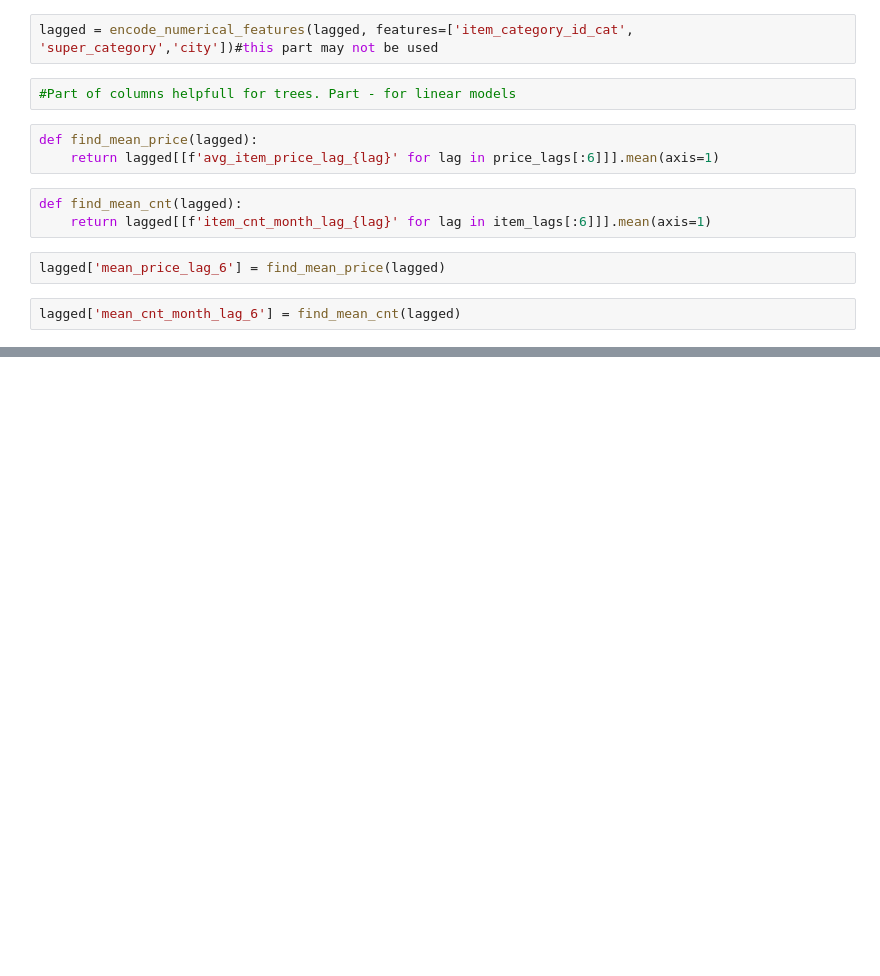
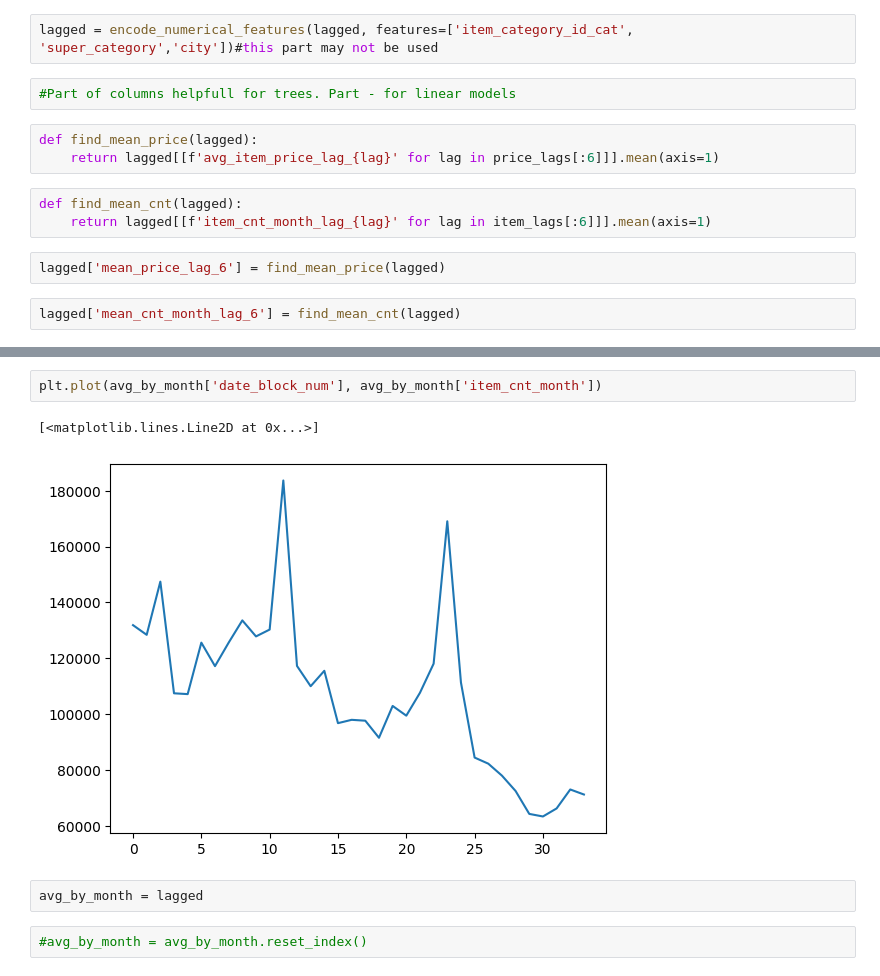
Before and after one commit to valera2444/FutureSalesPrediction, a Jupyter notebook: EDA/EDA_pipeline.ipynb, the cells around one changed output, grey strips where cells are left out. Drawn from its saved outputs; the diff is of its cells as text; blank space fills up the shorter version.

```diff
--- a/EDA/EDA_pipeline.ipynb
+++ b/EDA/EDA_pipeline.ipynb
@@ -203,0 +238,9 @@ lagged['mean_cnt_month_lag_6'] = find_mean_cnt(lagged)
+# %%
+plt.plot(avg_by_month['date_block_num'], avg_by_month['item_cnt_month'])
+# %% [output]
+[<matplotlib.lines.Line2D at 0x...>]
+[figure, added]
+# %%
+avg_by_month = lagged
+# %%
+#avg_by_month = avg_by_month.reset_index()
```
Also changed, not shown: parts of 67 cells of this notebook.
